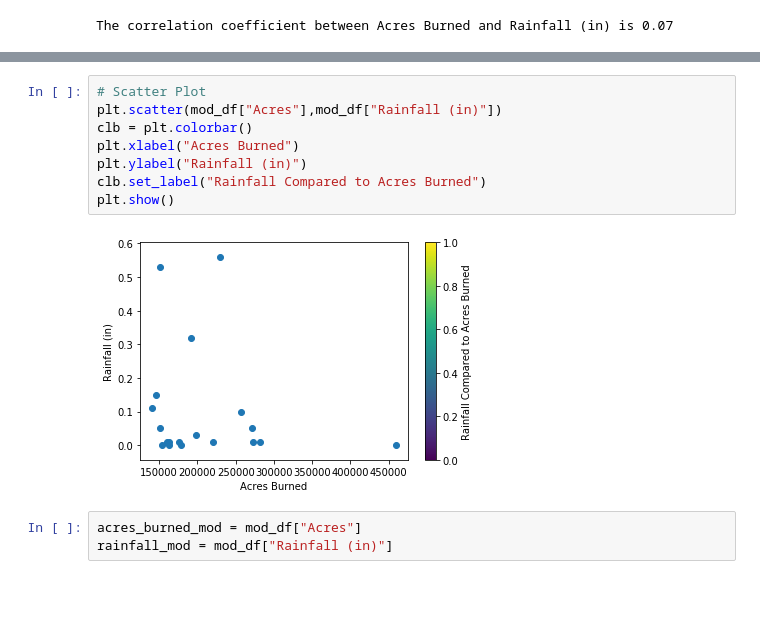
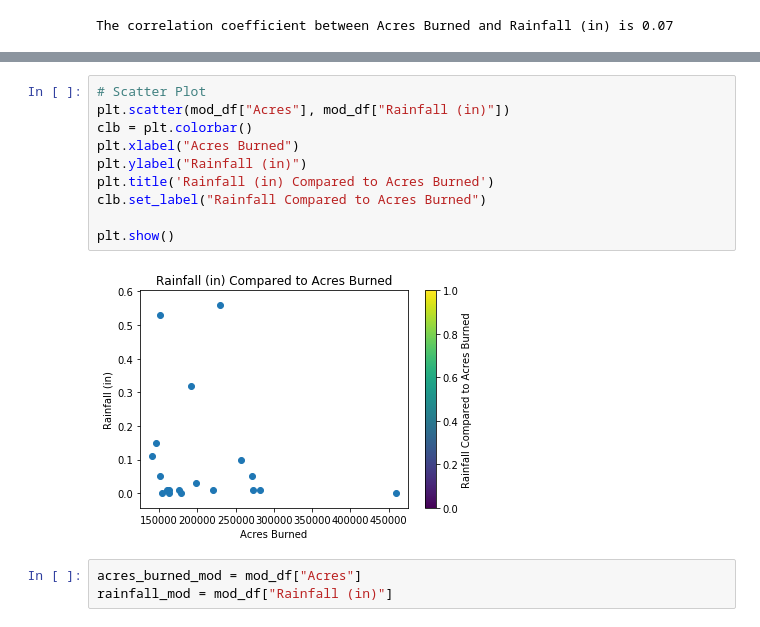
Before and after one commit to mshoemake3224/yellow, a Jupyter notebook: main_mike.ipynb, the cells around one changed output, grey strips where cells are left out. Saved outputs shown, nothing was run; the diff lists cells and outputs as text; blank space fills up the shorter version.

```diff
--- a/main_mike.ipynb
+++ b/main_mike.ipynb
@@ -239,14 +264,16 @@ mod_df
 | 19 | 19 | Big Bar Complex | Lightning | 140948 | 0 | 0 | Siskiyou | June | 2008 | 0.11 |
 # %%
 # Scatter Plot
-plt.scatter(mod_df["Acres"],mod_df["Rainfall (in)"])
+plt.scatter(mod_df["Acres"], mod_df["Rainfall (in)"])
 clb = plt.colorbar()
 plt.xlabel("Acres Burned")
 plt.ylabel("Rainfall (in)")
+plt.title('Rainfall (in) Compared to Acres Burned')
 clb.set_label("Rainfall Compared to Acres Burned")
+
 plt.show()
 # %% [output]
-[figure, old version]
+[figure, new version]
 # %%
 acres_burned_mod = mod_df["Acres"]
 rainfall_mod = mod_df["Rainfall (in)"]
```
Also changed, not shown: parts of 7 cells of this notebook, 5 other files.
